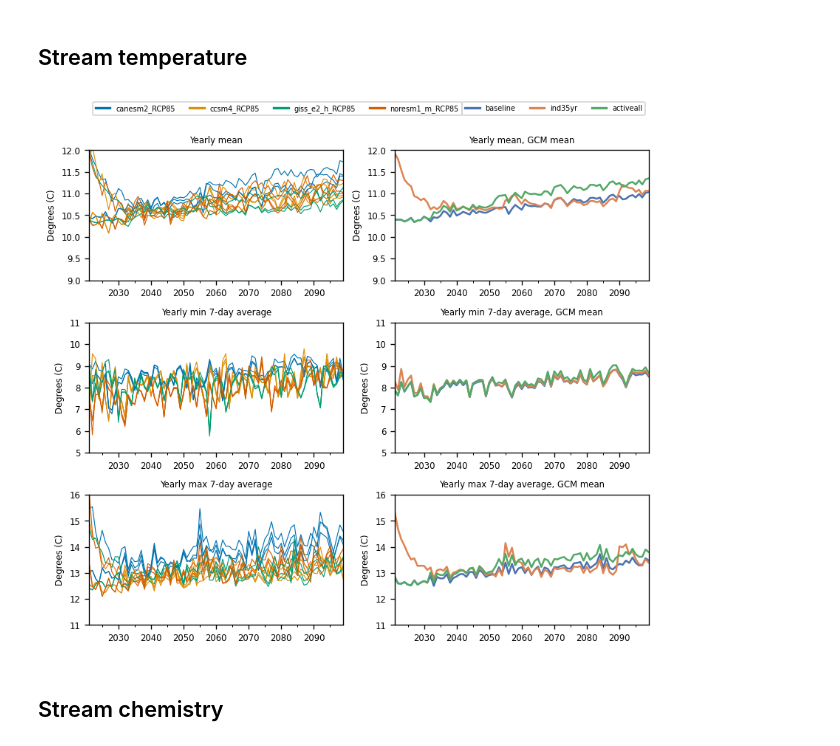
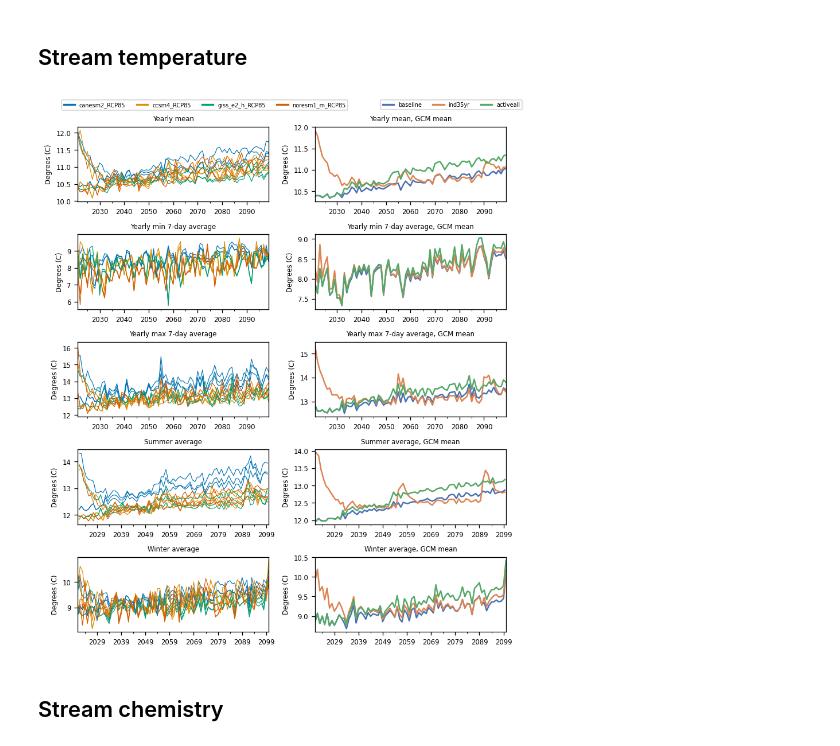
Before and after one commit to jrobertson2000/PNW_VELMA, a Jupyter notebook: notebooks/comparing_scenarios.ipynb, the cells around one changed output. Cells and saved outputs as stored; diff of their text form; code cells hidden in the pictures.

```diff
--- a/notebooks/comparing_scenarios.ipynb
+++ b/notebooks/comparing_scenarios.ipynb
@@ -222,12 +230,12 @@ fig.savefig(out_dir / 'precipitation.png', bbox_inches='tight', dpi=export_dpi)
 ## Runoff
 # %%
 plt.close('all')
-fig, axes = plt.subplots(ncols=2, nrows=4, figsize=(7, 6))
+fig, axes = plt.subplots(ncols=2, nrows=5, figsize=(7, 8))
 cmap = sns.color_palette('colorblind', len(gcms))
 cmap_means = sns.color_palette('deep', len(scenarios))
 lim_factor = 0.5  # Padding value for min and max ylimits
 
-leftcols = ['Yearly min 7-day average', 'Yearly max 7-day average', 'Yearly sum flow', 'Yearly mean flow']
+leftcols = ['Yearly min 7-day average', 'Yearly max 7-day average', 'Yearly mean flow', 'Average summer flow', 'Average winter flow']
 rightcols = ['{}, GCM mean'.format(x) for x in leftcols]
 ylabs = np.repeat(['Runoff (mm)' for x in leftcols], 2)
 
@@ -237,14 +245,19 @@ for i, scenario in enumerate(scenarios):
 
     yearly_7day_max = pd.concat([x.groupby(pd.Grouper(freq='y')).max() for x in z], axis=1)
 
-    z = [x.groupby(pd.Grouper(freq='y')).sum()['Runoff_All(mm/day)_Delineated_Average'] for x in dailies[i]]
-    yearly_sum = pd.concat(z, axis=1)
-
     z = [x.groupby(pd.Grouper(freq='y')).mean()['Runoff_All(mm/day)_Delineated_Average'] for x in dailies[i]]
     yearly_mean = pd.concat(z, axis=1)
 
+    z = [x.groupby(pd.Grouper(freq='Q-NOV')).mean()['Runoff_All(mm/day)_Delineated_Average'] for x in dailies[i]]
+    y = pd.concat([x for x in z], axis=1)
+    summer_avg = y.iloc[2:, :].iloc[::4, :]
+
+    z = [x.groupby(pd.Grouper(freq='Q-NOV')).mean()['Runoff_All(mm/day)_Delineated_Average'] for x in dailies[i]]
+    y = pd.concat([x for x in z], axis=1)
+    winter_avg = y.iloc[4:, :].iloc[::4, :]
+
     dfs = []
-    for df in [yearly_7day_min, yearly_7day_max, yearly_sum, yearly_mean]:
+    for df in [yearly_7day_min, yearly_7day_max, yearly_mean, summer_avg, winter_avg]:
         df.columns = gcms
         df = df[(df.index.year >= sim_start.year+1)]
         dfs.append(df)
@@ -255,10 +268,6 @@ for i, scenario in enumerate(scenarios):
         dfs[j].mean(axis=1).plot(ax=axes[j, 1], label=scenario, color=cmap_means[i])
         axes[j, 1].title.set_text(rightcols[j])
         axes[j, 0].get_legend().remove()
-        ymin = np.floor(np.min(dfs[j].to_numpy()) - (np.std(dfs[j].to_numpy()) * lim_factor))
-        ymax = np.ceil(np.max(dfs[j].to_numpy()) + (np.std(dfs[j].to_numpy()) * lim_factor))
-        axes[j, 0].set_ylim([ymin, ymax])
-        axes[j, 1].set_ylim([ymin, ymax])
 
 for i, ax in enumerate(axes.flat):
     ax.set_xlim([sim_start + pd.DateOffset(years=1), sim_end])
@@ -348,12 +357,13 @@ for i, scenario in enumerate(scenarios):
     stream_temps_corrected.append(stream_temps_scenario)
 # %%
 plt.close('all')
-fig, axes = plt.subplots(ncols=2, nrows=3, figsize=(7, 6))
+fig, axes = plt.subplots(ncols=2, nrows=5, figsize=(7, 8))
 cmap = sns.color_palette('colorblind', len(gcms))
 cmap_means = sns.color_palette('deep', len(scenarios))
 lim_factor = 0.5  # Padding value for min and max ylimits
 
-leftcols = ['Yearly mean', 'Yearly min 7-day average', 'Yearly max 7-day average']
+leftcols = ['Yearly mean', 'Yearly min 7-day average', 'Yearly max 7-day average',
+            'Summer average', 'Winter average']
 rightcols = ['{}, GCM mean'.format(x) for x in leftcols]
 ylabs = np.repeat(['Degrees (C)' for x in leftcols], 2)
 
@@ -367,45 +377,49 @@ for i, scenario in enumerate(scenarios):
     z = [x.groupby(pd.Grouper(freq='7d')).mean() for x in stream_temps_corrected[i]]
     yearly_7day_max = pd.concat([x.groupby(pd.Grouper(freq='y')).max() for x in z], axis=1)
 
+    z = [x.groupby(pd.Grouper(freq='Q-NOV')).mean() for x in stream_temps_corrected[i]]
+    y = pd.concat([x for x in z], axis=1)
+    summer_avg = y.iloc[2:, :].iloc[::4, :]
+
+    z = [x.groupby(pd.Grouper(freq='Q-NOV')).mean() for x in stream_temps_corrected[i]]
+    y = pd.concat([x for x in z], axis=1)
+    winter_avg = y.iloc[4:, :].iloc[::4, :]
+
     dfs = []
-    for df in [yearly_mean, yearly_7day_min, yearly_7day_max]:
+    for df in [yearly_mean, yearly_7day_min, yearly_7day_max, summer_avg, winter_avg]:
         df.columns = gcms
         df = df[(df.index.year >= sim_start.year+1)]
         dfs.append(df)
 
     for j, ax in enumerate(axes):
         dfs[j].plot(ax=axes[j, 0], linewidth=0.7, color=cmap)
         axes[j, 0].title.set_text(leftcols[j])
         dfs[j].mean(axis=1).plot(ax=axes[j, 1], label=scenario, color=cmap_means[i])
         axes[j, 1].title.set_text(rightcols[j])
-        ymin = np.floor(np.nanmin(dfs[j].to_numpy()) - (np.nanstd(dfs[j].to_numpy()) * lim_factor))
-        ymax = np.ceil(np.nanmax(dfs[j].to_numpy()) + (np.nanstd(dfs[j].to_numpy()) * lim_factor))
-        axes[j, 0].set_ylim([ymin, ymax])
-        axes[j, 1].set_ylim([ymin, ymax])
         axes[j, 0].get_legend().remove()
 
 for i, ax in enumerate(axes.flat):
     ax.set_xlim([sim_start + pd.DateOffset(years=1), sim_end])
     ax.xaxis.label.set_visible(False)
     ax.set_ylabel(ylabs[i])
 
 plt.tight_layout(rect=[0, 0, 1, 0.99])
 
 # Prevent duplicate GCM labels (dict can only have unique keys)
 handles, labels = axes[0, 0].get_legend_handles_labels()
 by_label = dict(zip(labels, handles))
 leg = axes[0, 0].legend(by_label.values(), by_label.keys(), loc='upper left',
-                        bbox_to_anchor=(0, 1.4), fancybox=True, ncol=5, fontsize='small')
+                        bbox_to_anchor=(-0.1, 1.4), fancybox=True, ncol=4, fontsize='small')
 for legobj in leg.legendHandles:
     legobj.set_linewidth(2.0)
 
-leg = axes[0, 1].legend(loc='upper right', bbox_to_anchor=(1, 1.4), fancybox=True, ncol=3, fontsize='small')
+leg = axes[0, 1].legend(loc='upper right', bbox_to_anchor=(1.1, 1.4), fancybox=True, ncol=4, fontsize='small')
 for legobj in leg.legendHandles:
     legobj.set_linewidth(2.0)
 
 fig.savefig(out_dir / 'stream_temperature.png', bbox_inches='tight', dpi=export_dpi)
 # %% [output]
-[figure, old version]
+[figure, new version]
 # %% [markdown]
 ## Stream chemistry
 # %%
```
Also changed, not shown: parts of 6 cells of this notebook, 3 other files.
